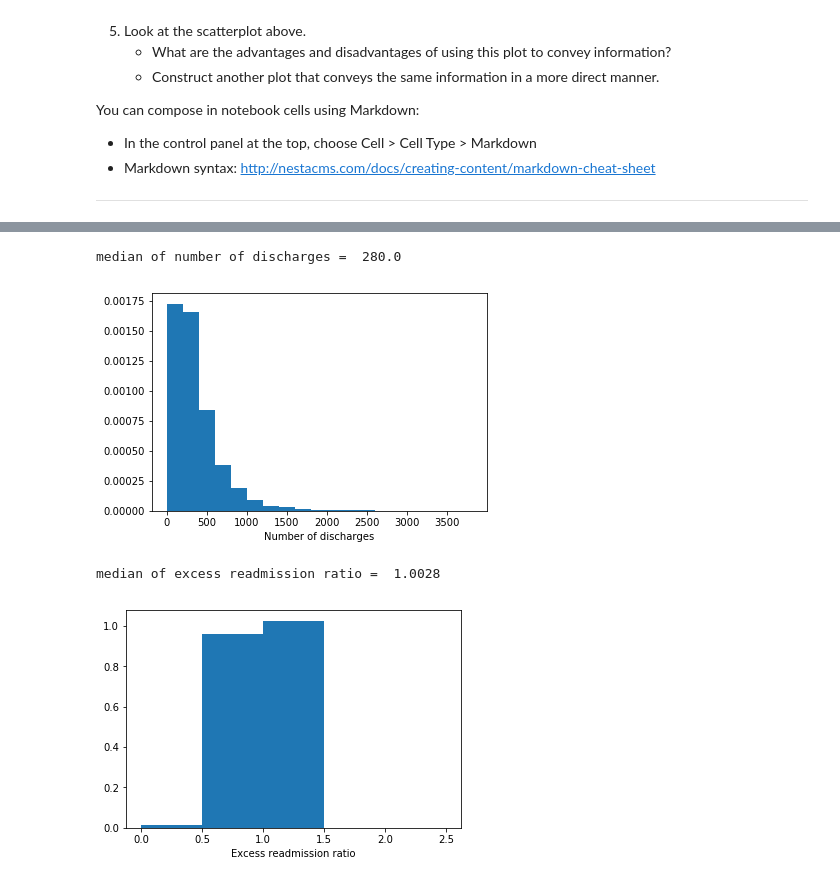
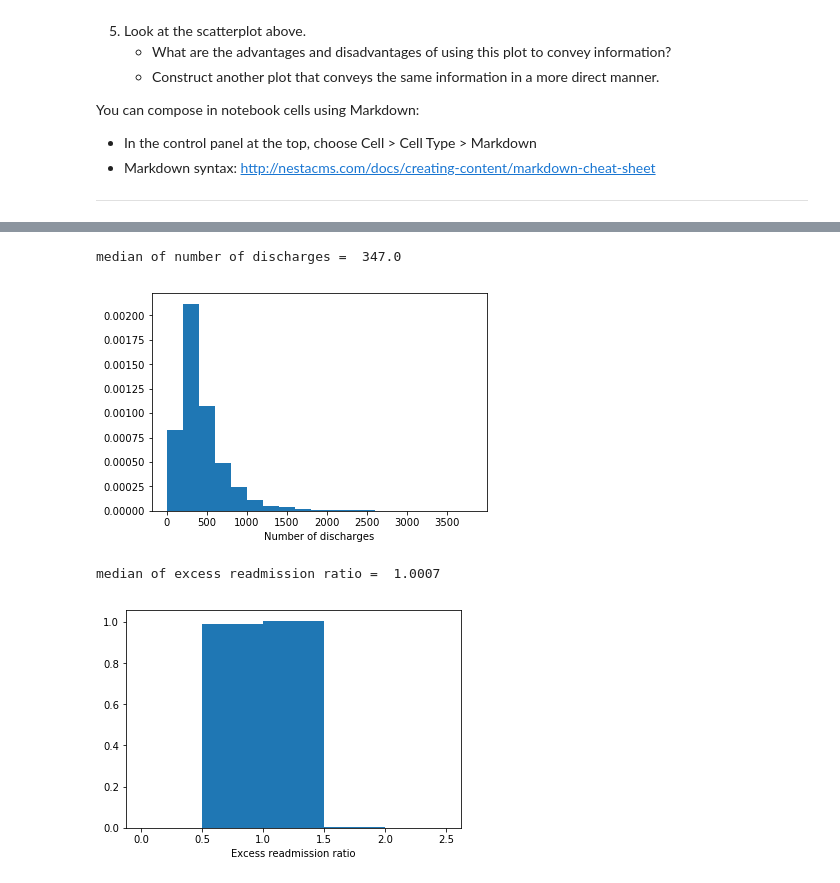
Before and after one commit to cindybbzou/SpringBoard, a Jupyter notebook: sliderule_dsi_inferential_statistics_exercise_3.ipynb, the cells around one changed output, grey strips where cells are left out. Saved outputs shown, nothing was run; the diff lists cells and outputs as text; code cells hidden in the pictures.

```diff
--- a/sliderule_dsi_inferential_statistics_exercise_3.ipynb
+++ b/sliderule_dsi_inferential_statistics_exercise_3.ipynb
@@ -137,25 +154,27 @@ memory usage: 1.5+ MB
 # %%
-x = clean_hospital_read_df['Number of Discharges']
+discharge = clean_hospital_read_df.loc[81:,'Number of Discharges']
 
-x_median = np.median(x)
-print("median of number of discharges = ", x_median)
+discharge_median = np.median(discharge)
+print("median of number of discharges = ", discharge_median)
 
 x_bins = np.arange(0, 4000, 200)
-plt.hist(x, bins=x_bins, normed=True)
+plt.hist(discharge, bins=x_bins, normed=True)
 plt.xlabel('Number of discharges')
 
 plt.show()
 # %% [output]
-median of number of discharges =  280.0
+median of number of discharges =  347.0
-[figure, old version]
+[figure, new version]
 # %%
-y_median = np.median(y)
-print('median of excess readmission ratio = ', y_median)
+readmission = clean_hospital_read_df.loc[81:,'Excess Readmission Ratio']
+
+readmission_median = np.median(readmission)
+print('median of excess readmission ratio = ', readmission_median)
 
 y_bins = np.arange(0, 3, 0.5)
-plt.hist(y, bins=y_bins, normed=True)
+plt.hist(readmission, bins=y_bins, normed=True)
 plt.xlabel("Excess readmission ratio")
 plt.show()
 # %% [output]
-median of excess readmission ratio =  1.0028
+median of excess readmission ratio =  1.0007
-[figure, old version]
+[figure, new version]
```
Also changed, not shown: parts of 6 cells of this notebook.
